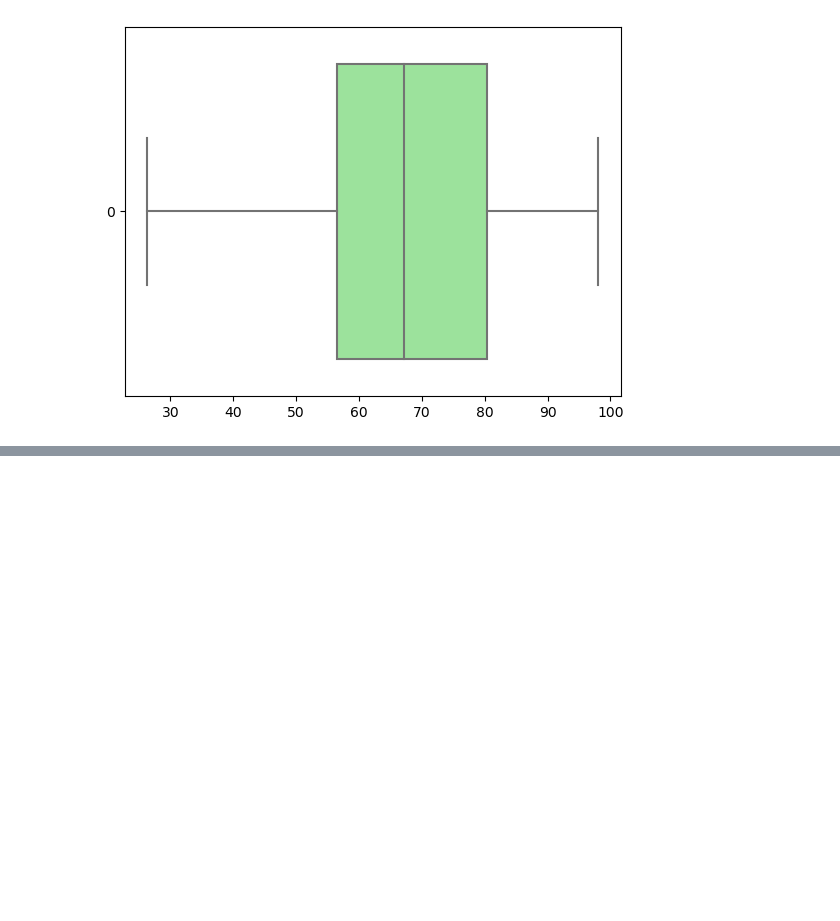
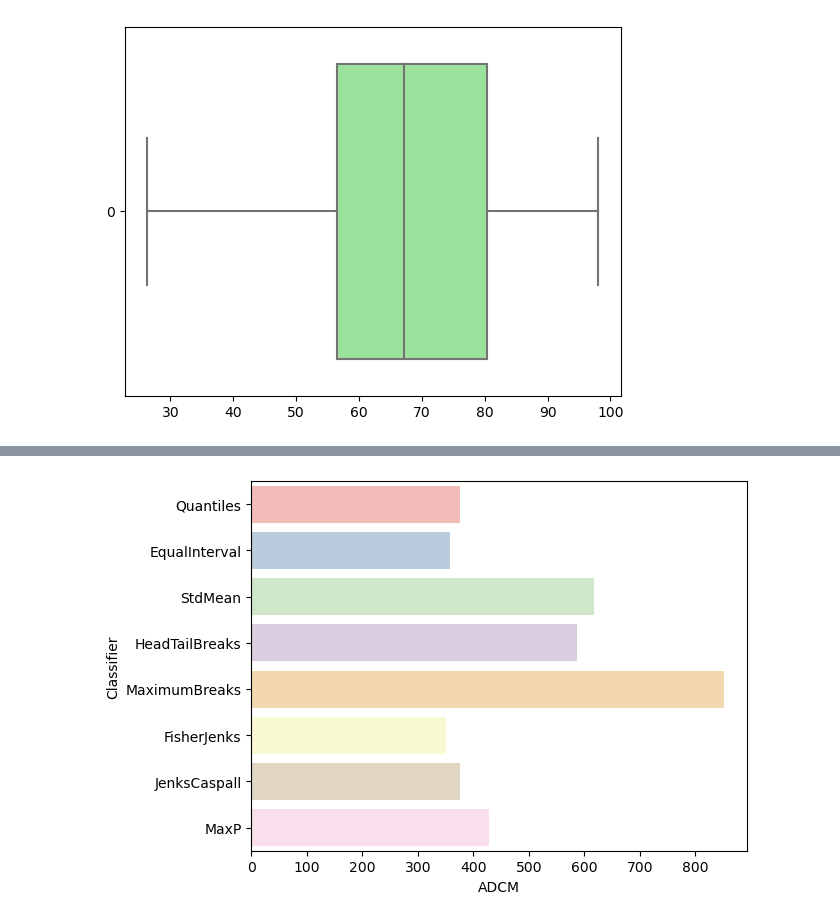
Before and after one commit to FabianRomero20/Examen2, a Jupyter notebook: Ejercicios_Finales.ipynb, the cells around one changed output, grey strips where cells are left out. Cells and saved outputs as stored; diff of their text form; code cells hidden in the pictures; blank space fills up the shorter version.

```diff
--- a/Ejercicios_Finales.ipynb
+++ b/Ejercicios_Finales.ipynb
@@ -240,0 +327,15 @@ sea.boxplot(dataBolmap.ViviendasConEnegía, color='lightgreen',orient='h')
+# %%
+class5 = q5, ei5,msd, ht, mb5, fj5, jc5, mp5
+# Collect ADCM for each classifier
+fits = np.array([ c.adcm for c in class5])
+# Convert ADCM scores to a DataFrame
+adcms = pd.DataFrame(fits)
+# Add classifier names
+adcms['classifier'] = [c.name for c in class5]
+# Add column names to the ADCM
+adcms.columns = ['ADCM', 'Classifier']
+ax = sea.barplot(
+    y='Classifier', x='ADCM', data=adcms, palette='Pastel1'
+)
+# %% [output]
+[figure, added]
```
Also changed, not shown: parts of 18 cells of this notebook, 3 other files.
